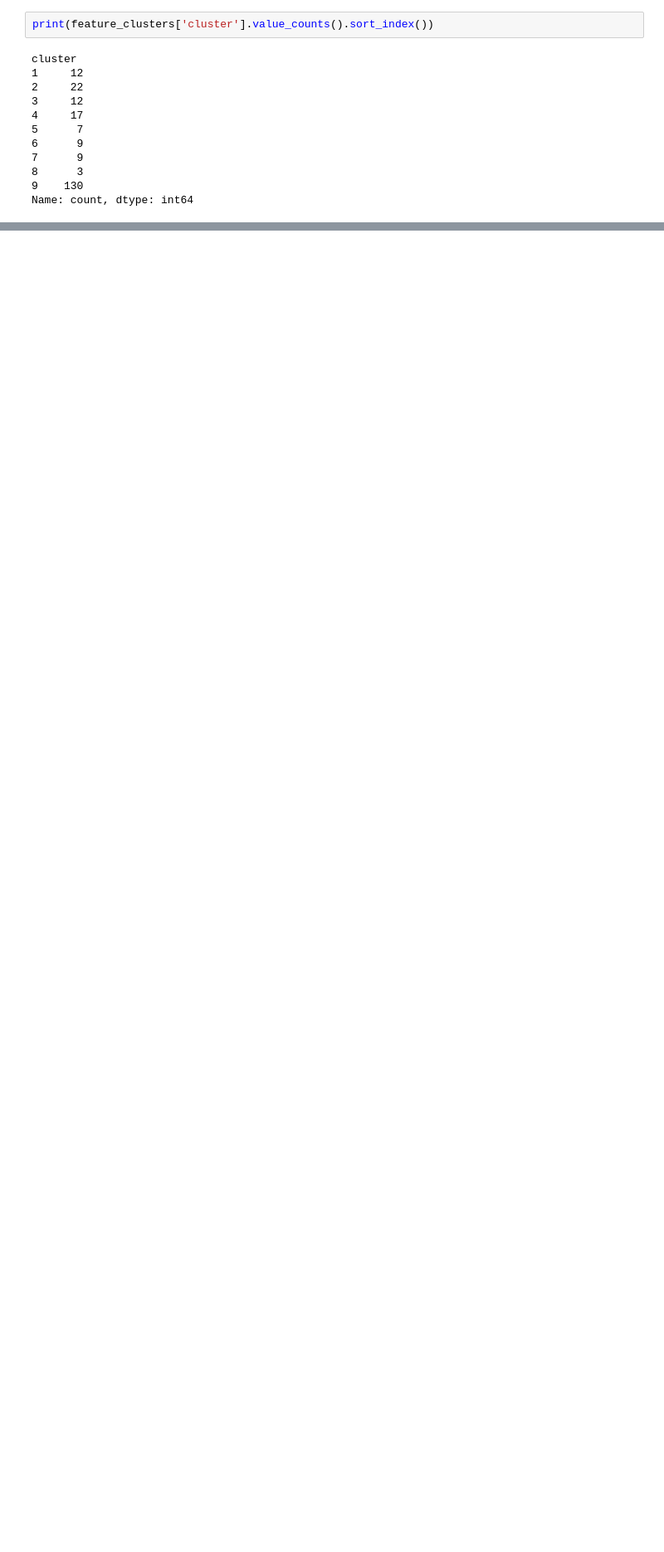
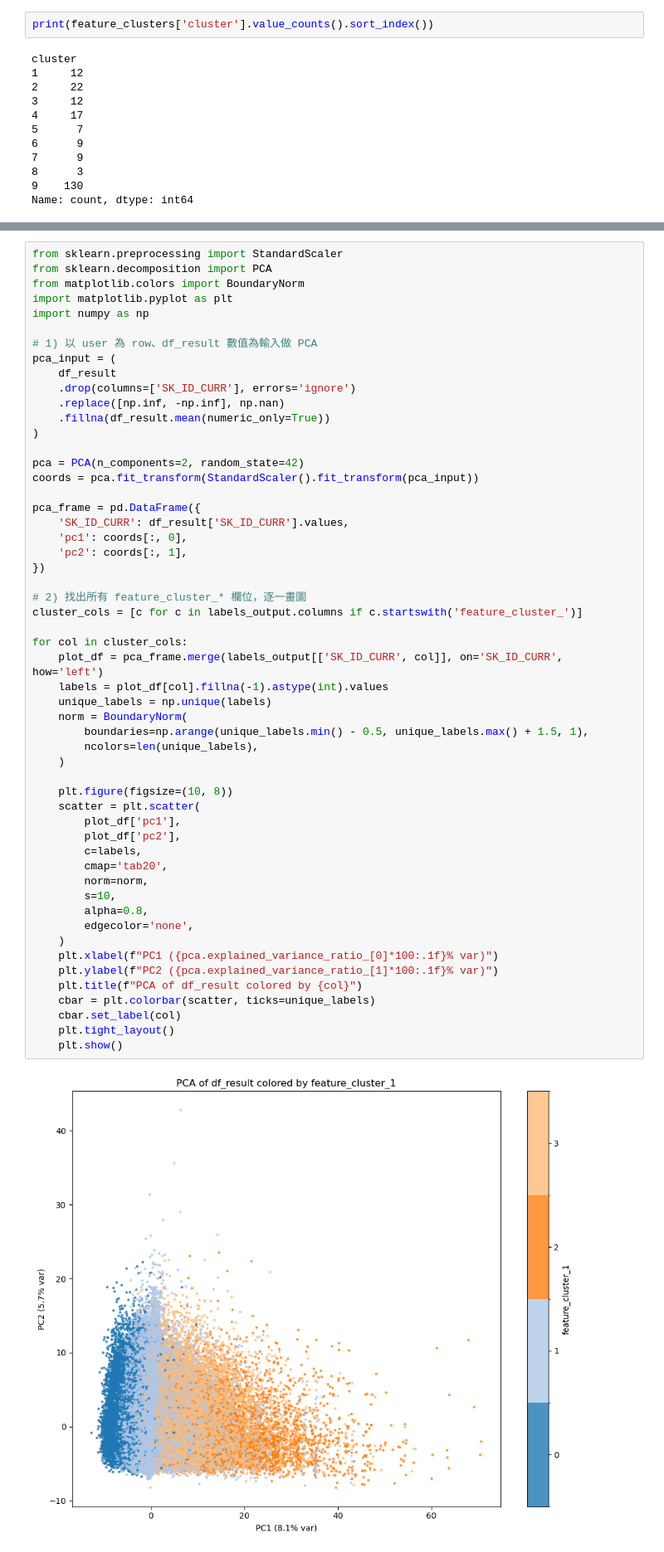
Before and after one commit to nien-hui/data_imputation, a Jupyter notebook: cluster.ipynb, the cells around one changed output, grey strips where cells are left out. Shown at 83% size. Drawn from its saved outputs; the diff is of its cells as text; blank space fills up the shorter version.

```diff
--- a/cluster.ipynb
+++ b/cluster.ipynb
@@ -225,0 +281,56 @@ Name: count, dtype: int64
+# %%
+from sklearn.preprocessing import StandardScaler
+from sklearn.decomposition import PCA
+from matplotlib.colors import BoundaryNorm
+import matplotlib.pyplot as plt
+import numpy as np
+
+# 1) 以 user 為 row、df_result 數值為輸入做 PCA
+pca_input = (
+    df_result
+    .drop(columns=['SK_ID_CURR'], errors='ignore')
+    .replace([np.inf, -np.inf], np.nan)
+    .fillna(df_result.mean(numeric_only=True))
+)
+
+pca = PCA(n_components=2, random_state=42)
+coords = pca.fit_transform(StandardScaler().fit_transform(pca_input))
+
+pca_frame = pd.DataFrame({
+    'SK_ID_CURR': df_result['SK_ID_CURR'].values,
+    'pc1': coords[:, 0],
+    'pc2': coords[:, 1],
+})
+
+# 2) 找出所有 feature_cluster_* 欄位，逐一畫圖
+cluster_cols = [c for c in labels_output.columns if c.startswith('feature_cluster_')]
+
+for col in cluster_cols:
+    plot_df = pca_frame.merge(labels_output[['SK_ID_CURR', col]], on='SK_ID_CURR', how='left')
+    labels = plot_df[col].fillna(-1).astype(int).values
+    unique_labels = np.unique(labels)
+    norm = BoundaryNorm(
+        boundaries=np.arange(unique_labels.min() - 0.5, unique_labels.max() + 1.5, 1),
+        ncolors=len(unique_labels),
+    )
+
+    plt.figure(figsize=(10, 8))
+    scatter = plt.scatter(
+        plot_df['pc1'],
+        plot_df['pc2'],
+        c=labels,
+        cmap='tab20',
+        norm=norm,
+        s=10,
+        alpha=0.8,
+        edgecolor='none',
+    )
+    plt.xlabel(f"PC1 ({pca.explained_variance_ratio_[0]*100:.1f}% var)")
+    plt.ylabel(f"PC2 ({pca.explained_variance_ratio_[1]*100:.1f}% var)")
+    plt.title(f"PCA of df_result colored by {col}")
+    cbar = plt.colorbar(scatter, ticks=unique_labels)
+    cbar.set_label(col)
+    plt.tight_layout()
+    plt.show()
+# %% [output]
+[figure, added]
```
Also changed, not shown: parts of 7 cells of this notebook, 19 other files.
